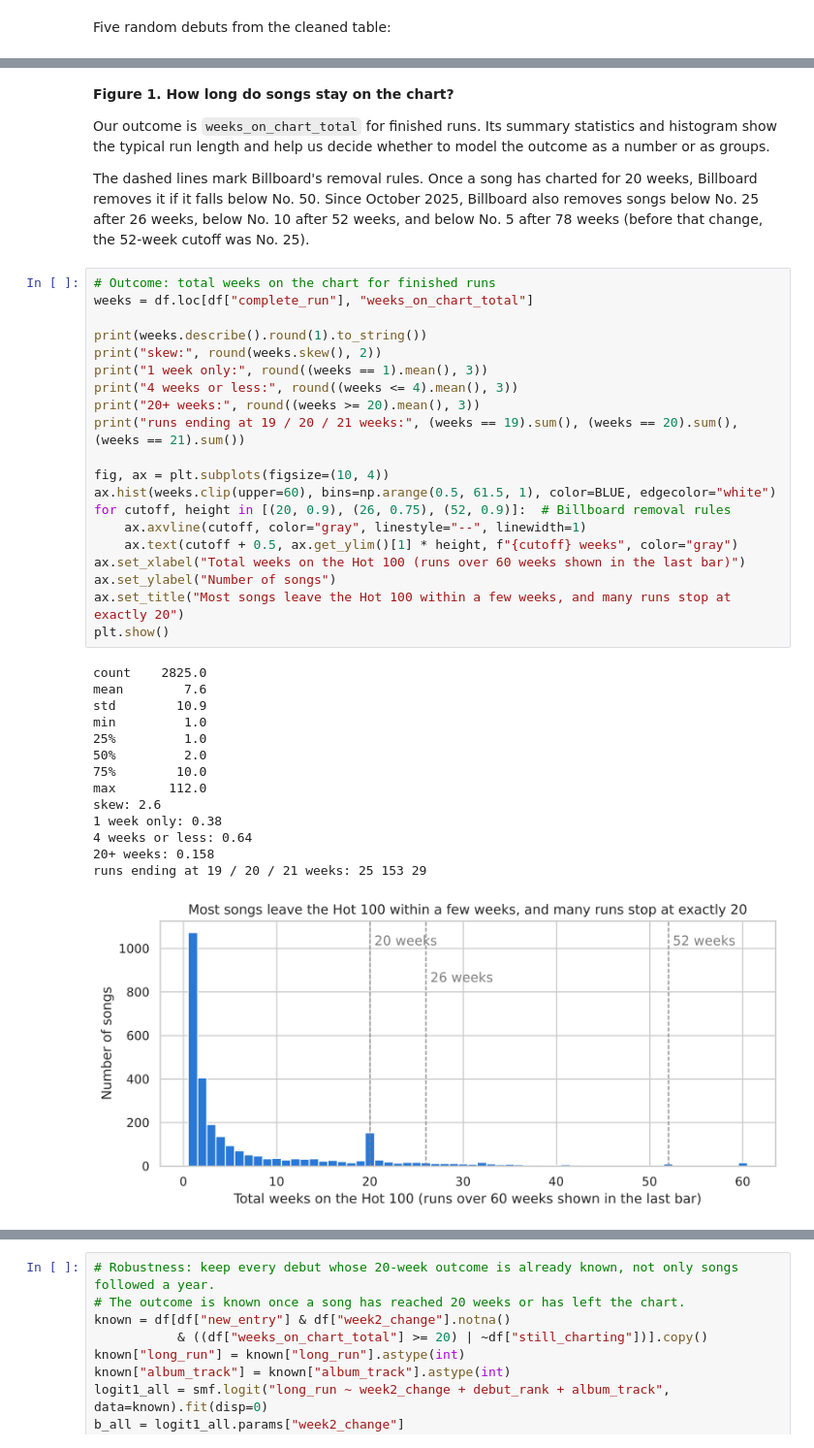
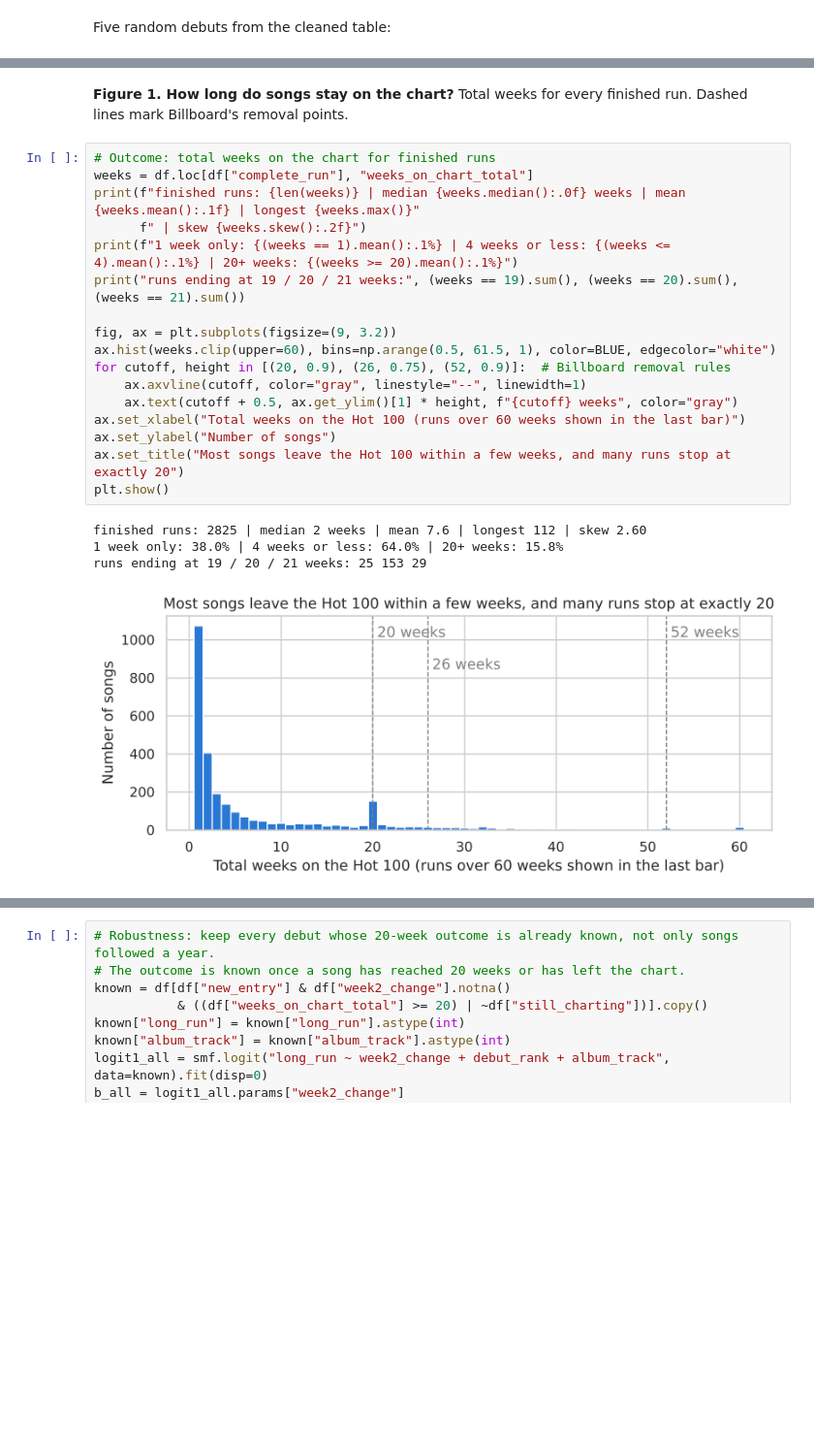
Before and after one commit to harrylin1015/info2950-chart-longevity, a Jupyter notebook: 02_phase3_analysis.ipynb, the cells around one changed output, grey strips where cells are left out. Shown at 97% size. Cells and saved outputs as stored; diff of their text form; blank space fills up the shorter version.

```diff
--- a/02_phase3_analysis.ipynb
+++ b/02_phase3_analysis.ipynb
@@ -204,42 +142,25 @@ We include two figures from our EDA because they explain the choices behind our
 # %% [markdown]
-**Figure 1. How long do songs stay on the chart?**
-
-Our outcome is `weeks_on_chart_total` for finished runs. Its summary statistics and histogram show the typical run length and help us decide whether to model the outcome as a number or as groups.
-
-The dashed lines mark Billboard's removal rules. Once a song has charted for 20 weeks, Billboard removes it if it falls below No. 50. Since October 2025, Billboard also removes songs below No. 25 after 26 weeks, below No. 10 after 52 weeks, and below No. 5 after 78 weeks (before that change, the 52-week cutoff was No. 25).
+**Figure 1. How long do songs stay on the chart?** Total weeks for every finished run. Dashed lines mark Billboard's removal points.
 # %%
 # Outcome: total weeks on the chart for finished runs
 weeks = df.loc[df["complete_run"], "weeks_on_chart_total"]
-
-print(weeks.describe().round(1).to_string())
-print("skew:", round(weeks.skew(), 2))
-print("1 week only:", round((weeks == 1).mean(), 3))
-print("4 weeks or less:", round((weeks <= 4).mean(), 3))
-print("20+ weeks:", round((weeks >= 20).mean(), 3))
+print(f"finished runs: {len(weeks)} | median {weeks.median():.0f} weeks | mean {weeks.mean():.1f} | longest {weeks.max()}"
+      f" | skew {weeks.skew():.2f}")
+print(f"1 week only: {(weeks == 1).mean():.1%} | 4 weeks or less: {(weeks <= 4).mean():.1%} | 20+ weeks: {(weeks >= 20).mean():.1%}")
 print("runs ending at 19 / 20 / 21 weeks:", (weeks == 19).sum(), (weeks == 20).sum(), (weeks == 21).sum())
 
-fig, ax = plt.subplots(figsize=(10, 4))
+fig, ax = plt.subplots(figsize=(9, 3.2))
 ax.hist(weeks.clip(upper=60), bins=np.arange(0.5, 61.5, 1), color=BLUE, edgecolor="white")
 for cutoff, height in [(20, 0.9), (26, 0.75), (52, 0.9)]:  # Billboard removal rules
     ax.axvline(cutoff, color="gray", linestyle="--", linewidth=1)
     ax.text(cutoff + 0.5, ax.get_ylim()[1] * height, f"{cutoff} weeks", color="gray")
 ax.set_xlabel("Total weeks on the Hot 100 (runs over 60 weeks shown in the last bar)")
 ax.set_ylabel("Number of songs")
 ax.set_title("Most songs leave the Hot 100 within a few weeks, and many runs stop at exactly 20")
 plt.show()
 # %% [output]
-count    2825.0
-mean        7.6
-std        10.9
-min         1.0
-25%         1.0
-50%         2.0
-75%        10.0
-max       112.0
-skew: 2.6
-1 week only: 0.38
-4 weeks or less: 0.64
-20+ weeks: 0.158
+finished runs: 2825 | median 2 weeks | mean 7.6 | longest 112 | skew 2.60
+1 week only: 38.0% | 4 weeks or less: 64.0% | 20+ weeks: 15.8%
 runs ending at 19 / 20 / 21 weeks: 25 153 29
-[figure, old version]
+[figure, new version]
 # %% [markdown]
```
Also changed, not shown: parts of 49 cells of this notebook.
